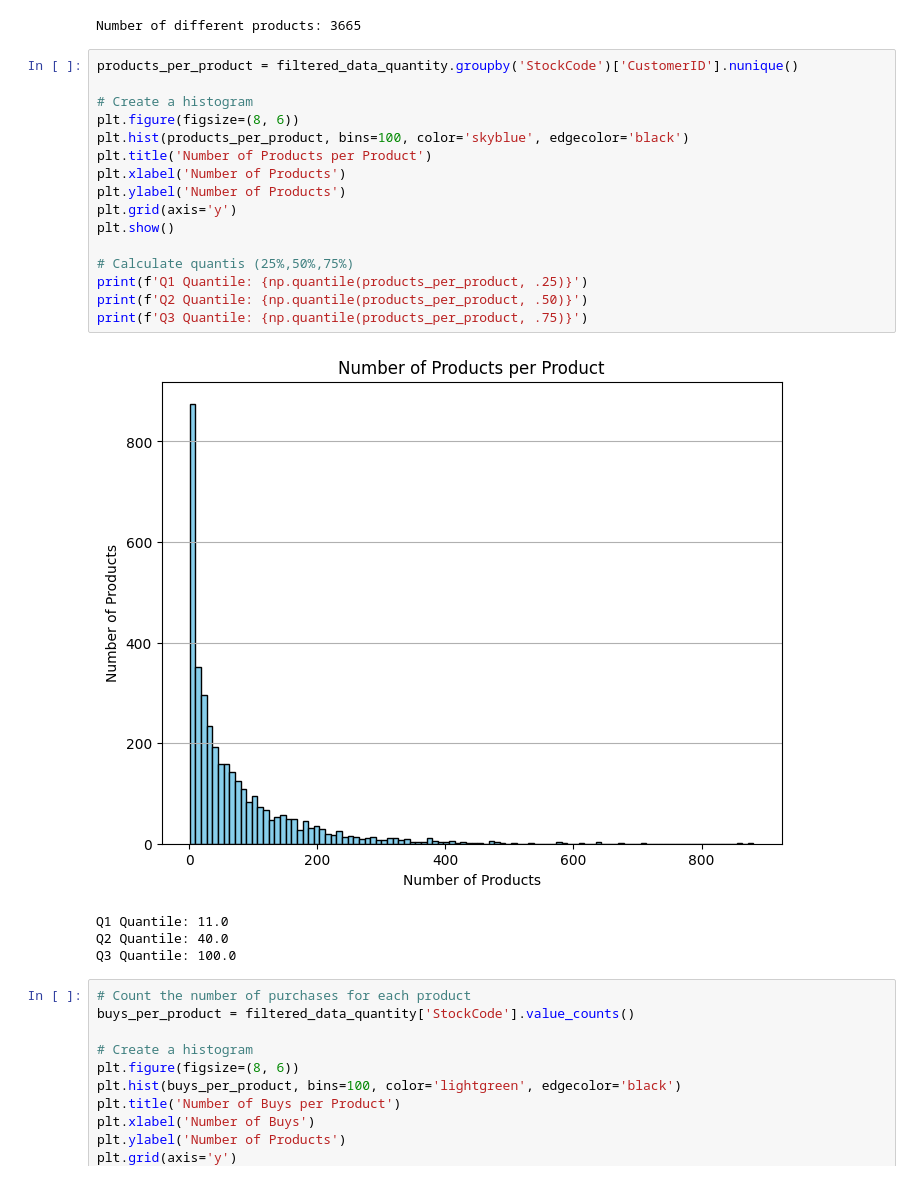
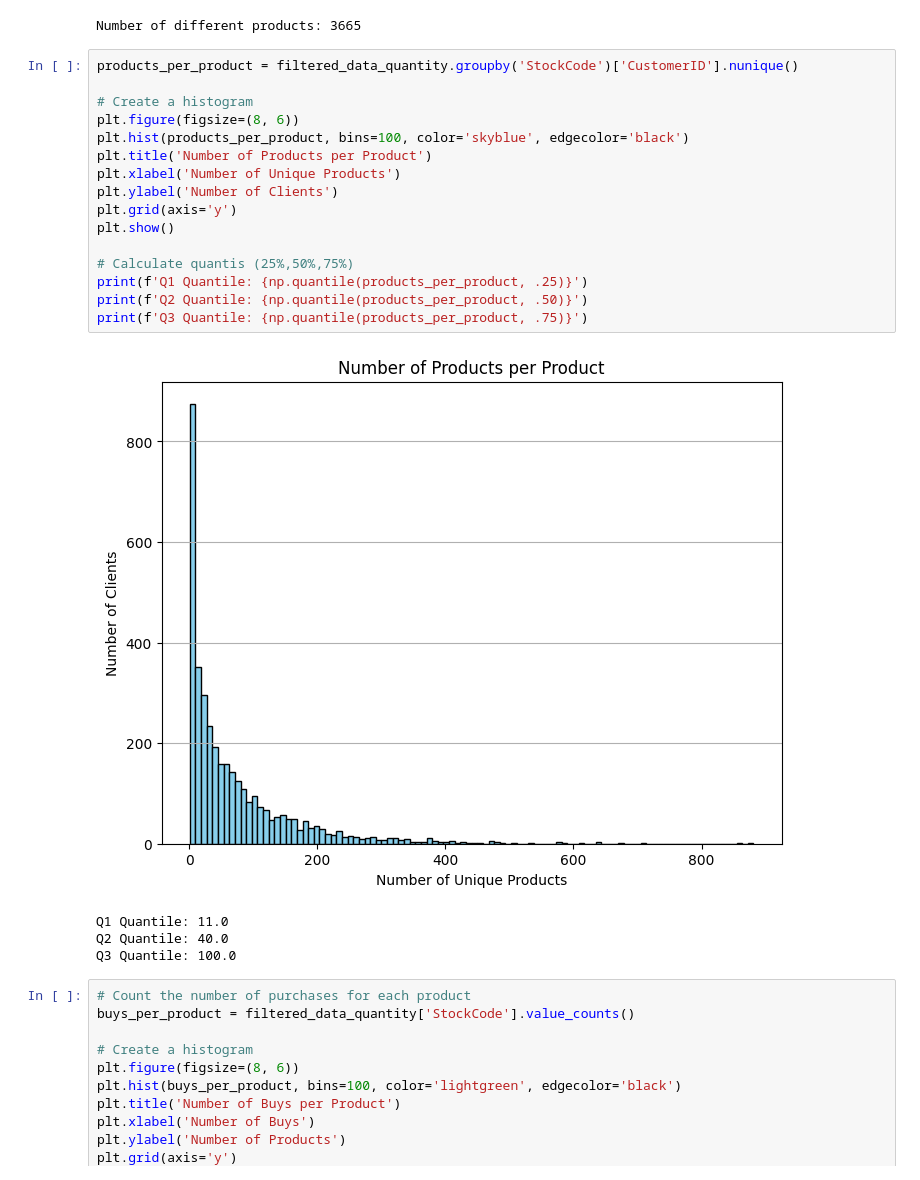
Before and after one commit to DEISI-ULHT-TFC-2023-24/TFC-DEISEI64-E-Commerce, a Jupyter notebook: Queries.ipynb, the cells around one changed output. Saved outputs shown, nothing was run; the diff lists cells and outputs as text.

```diff
--- a/Queries.ipynb
+++ b/Queries.ipynb
@@ -85,21 +85,21 @@ Number of different products: 3665
 # %%
 products_per_product = filtered_data_quantity.groupby('StockCode')['CustomerID'].nunique()
 
 # Create a histogram
 plt.figure(figsize=(8, 6))
 plt.hist(products_per_product, bins=100, color='skyblue', edgecolor='black')
 plt.title('Number of Products per Product')
-plt.xlabel('Number of Products')
-plt.ylabel('Number of Products')
+plt.xlabel('Number of Unique Products')
+plt.ylabel('Number of Clients')
 plt.grid(axis='y')
 plt.show()
 
 # Calculate quantis (25%,50%,75%)
 print(f'Q1 Quantile: {np.quantile(products_per_product, .25)}')
 print(f'Q2 Quantile: {np.quantile(products_per_product, .50)}')
 print(f'Q3 Quantile: {np.quantile(products_per_product, .75)}')
 # %% [output]
-[figure, old version]
+[figure, new version]
 Q1 Quantile: 11.0
 Q2 Quantile: 40.0
 Q3 Quantile: 100.0
```
Also changed, not shown: parts of 2 cells of this notebook.
